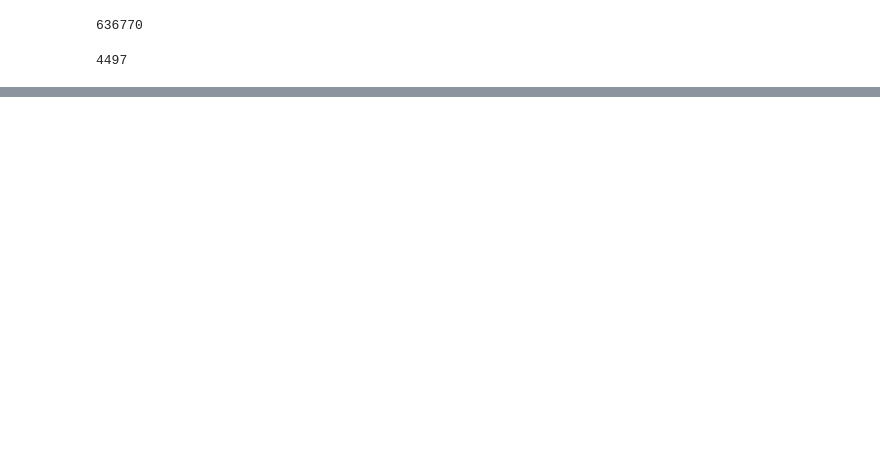
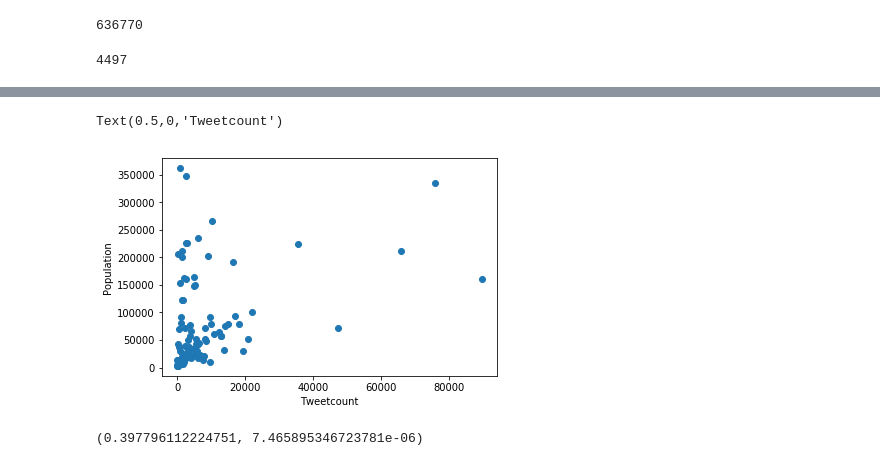
Before and after one commit to desultir/capstone, a Jupyter notebook: notebooks/tdm/postprocess trisma 2016.ipynb, the cells around one changed output, grey strips where cells are left out. Drawn from its saved outputs; the diff is of its cells as text; code cells hidden in the pictures; blank space fills up the shorter version.

```diff
--- a/notebooks/tdm/postprocess trisma 2016.ipynb
+++ b/notebooks/tdm/postprocess trisma 2016.ipynb
@@ -131,0 +579,3 @@ gm.geocode
+# %%
+lganames = pd.read_csv("../../data/processed/lga_names.csv")
+lganames
@@ -131,0 +600,5 @@ gm.geocode
+# %%
+tweetcounts = filterednswdf.groupby(filterednswdf["lga"]).count()[["tweet_id"]].reset_index()
+# %%
+lganames = lganames.merge(tweetcounts, left_on="LGA", right_on="lga")
+lganames
@@ -131,0 +623,14 @@ gm.geocode
+# %%
+from matplotlib import pyplot as plt
+plt.scatter(lganames["tweet_id"], lganames["pop"])
+plt.ylabel("Population")
+plt.xlabel("Tweetcount")
+# %% [output]
+Text(0.5,0,'Tweetcount')
+[figure, added]
+# %%
+from scipy.stats import pearsonr
+
+pearsonr(lganames["tweet_id"], lganames["pop"])
+# %% [output]
+(0.397796112224751, 7.465895346723781e-06)
```
Also changed, not shown: parts of 36 cells of this notebook, 1 other file.
